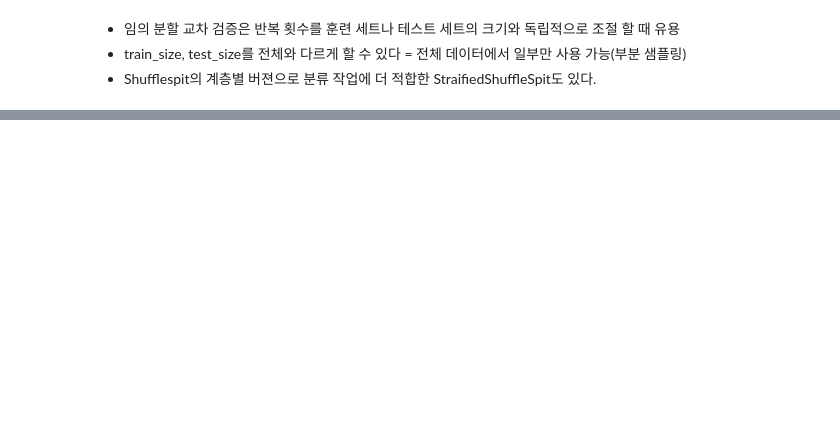
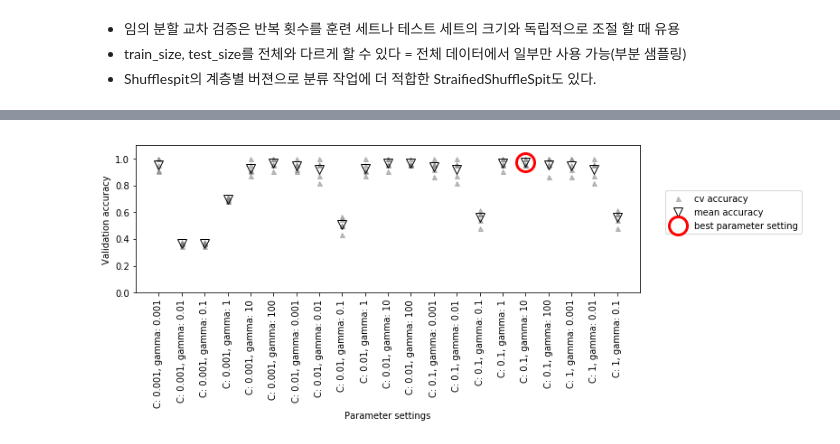
Before and after one commit to homekeeper89/Self_practice, a Jupyter notebook: 0903_Cross_validation_scores.ipynb, the cells around one changed output, grey strips where cells are left out. Saved outputs shown, nothing was run; the diff lists cells and outputs as text; code cells hidden in the pictures; blank space fills up the shorter version.

```diff
--- a/0903_Cross_validation_scores.ipynb
+++ b/0903_Cross_validation_scores.ipynb
@@ -162,0 +287,4 @@ cross val score
+# %%
+mglearn.plots.plot_cross_val_selection()
+# %% [output]
+[figure, added]
```
Also changed, not shown: parts of 60 cells of this notebook.
